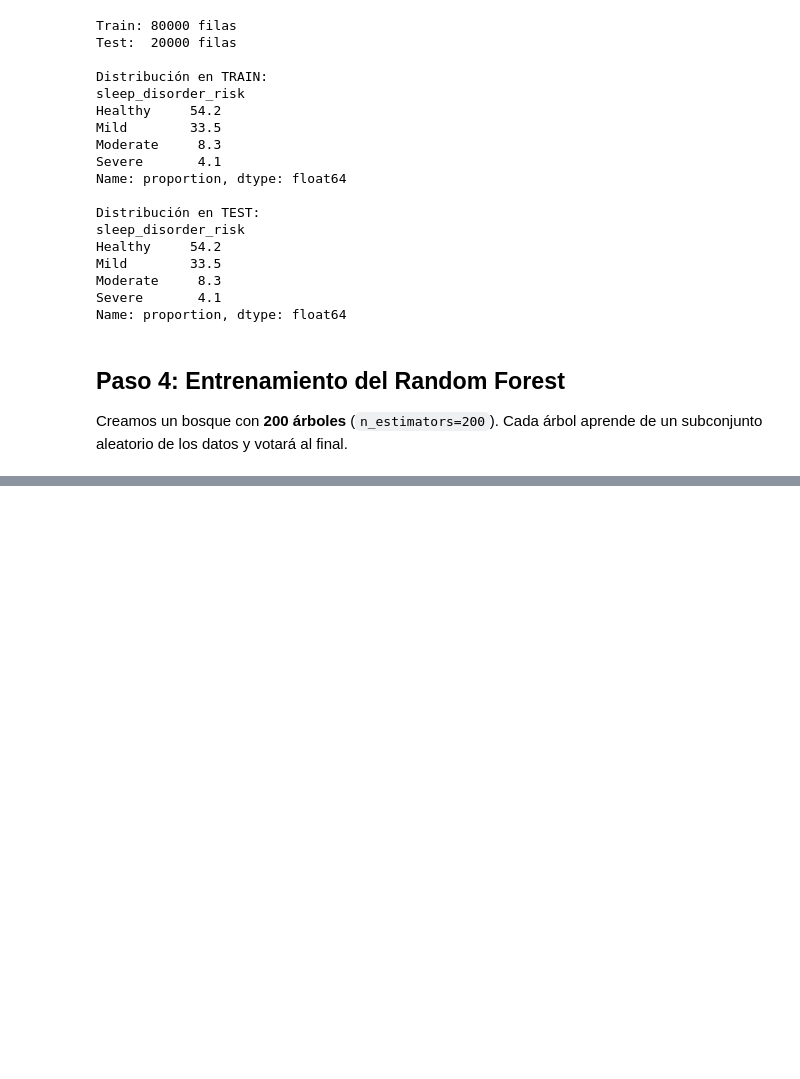
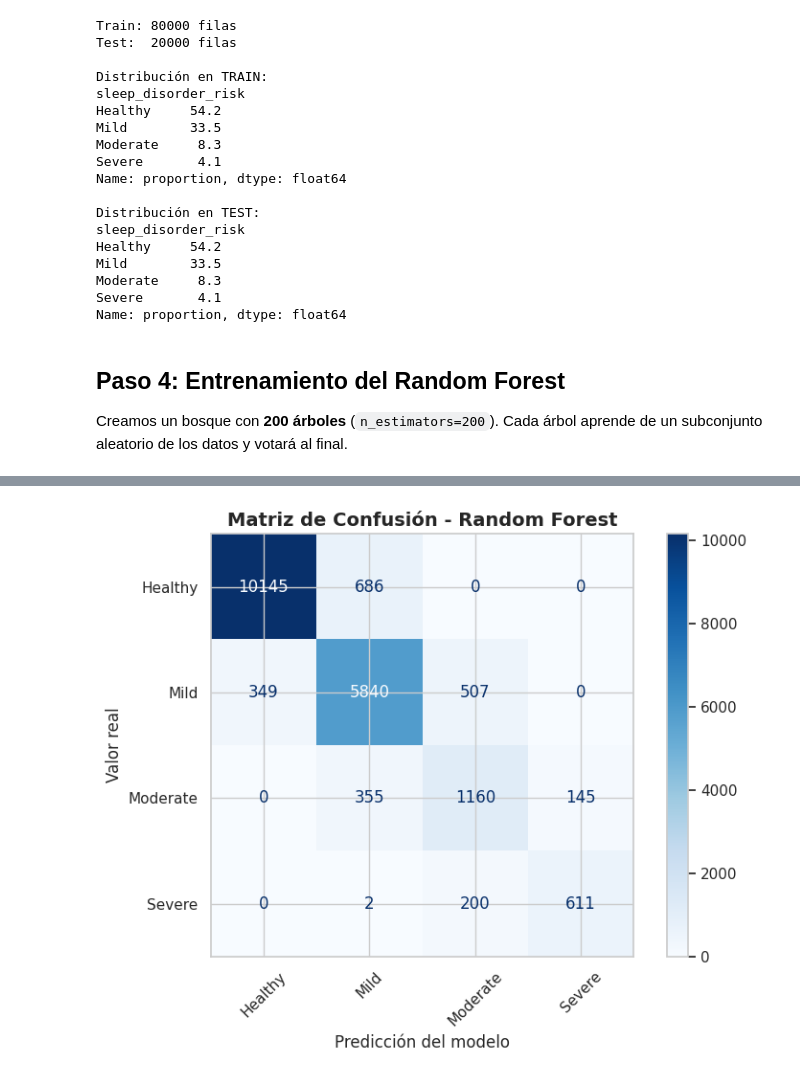
Before and after one commit to R3vival/Intro_Ciencia_De_Datos_Trabajo, a Jupyter notebook: Trabajo_Final_Intro_DC.ipynb, the cells around one changed output, grey strips where cells are left out. Saved outputs shown, nothing was run; the diff lists cells and outputs as text; code cells hidden in the pictures; blank space fills up the shorter version.

Commit message:
- Random Forest, Regresion logistica, Validacion cruzada, permutacion y one hot encoding

```diff
--- a/Trabajo_Final_Intro_DC.ipynb
+++ b/Trabajo_Final_Intro_DC.ipynb
@@ -825,0 +858,16 @@ Accuracy en TEST: 0.8878
+# %%
+# ---------------------------------------------------------
+# Matriz de Confusion
+# ---------------------------------------------------------
+fig, ax = plt.subplots(figsize=(8, 6))
+cm = confusion_matrix(y_test, y_pred_rf, labels=rf_model.classes_)
+disp = ConfusionMatrixDisplay(confusion_matrix=cm, display_labels=rf_model.classes_)
+disp.plot(ax=ax, cmap='Blues', values_format='d')
+plt.title('Matriz de Confusión - Random Forest', fontsize=14, fontweight='bold')
+plt.xlabel('Predicción del modelo')
+plt.ylabel('Valor real')
+plt.xticks(rotation=45)
+plt.tight_layout()
+plt.show()
+# %% [output]
+[figure, added]
```
Also changed, not shown: parts of 21 cells of this notebook.
